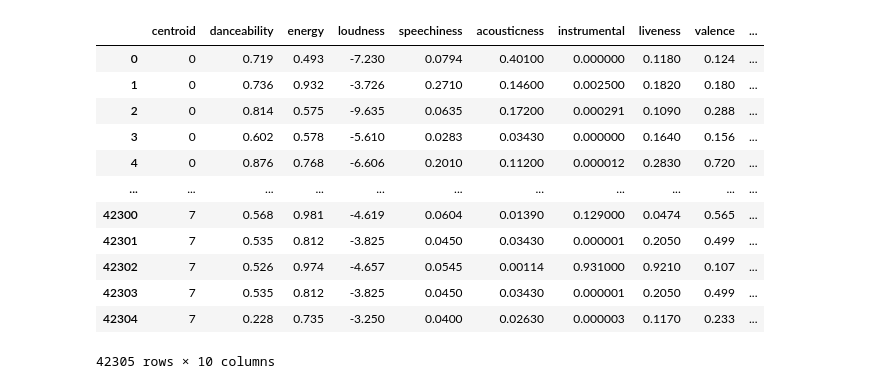
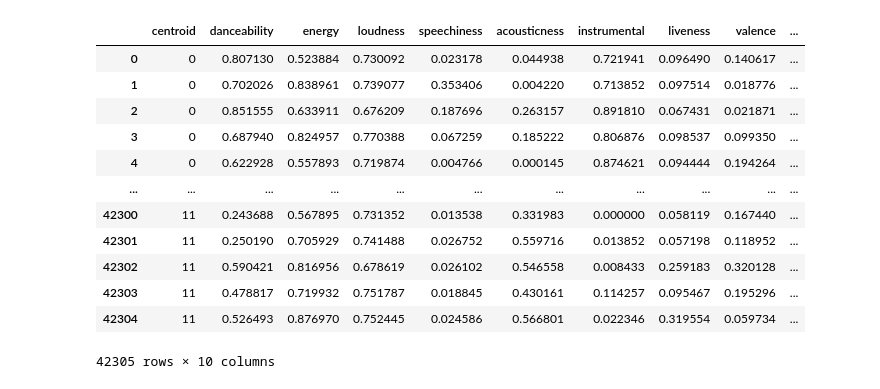
Before and after one commit to carter-bailey/cs5030-project, a Jupyter notebook: visualize.ipynb, the cells around one changed output. Saved outputs shown, nothing was run; the diff lists cells and outputs as text; code cells hidden in the pictures.

```diff
--- a/visualize.ipynb
+++ b/visualize.ipynb
@@ -4,17 +7,17 @@ import pandas as pd
 # %%
-csv = pd.read_csv("results.csv")
-csv
+serial_csv = pd.read_csv("serialResults.csv")
+serial_csv
 # %% [output]
 |  | centroid | danceability | energy | loudness | speechiness | acousticness | instrumental | liveness | valence | ... |
-| 0 | 0 | 0.719 | 0.493 | -7.230 | 0.0794 | 0.40100 | 0.000000 | 0.1180 | 0.124 | ... |
-| 1 | 0 | 0.736 | 0.932 | -3.726 | 0.2710 | 0.14600 | 0.002500 | 0.1820 | 0.180 | ... |
-| 2 | 0 | 0.814 | 0.575 | -9.635 | 0.0635 | 0.17200 | 0.000291 | 0.1090 | 0.288 | ... |
-| 3 | 0 | 0.602 | 0.578 | -5.610 | 0.0283 | 0.03430 | 0.000000 | 0.1640 | 0.156 | ... |
-| 4 | 0 | 0.876 | 0.768 | -6.606 | 0.2010 | 0.11200 | 0.000012 | 0.2830 | 0.720 | ... |
+| 0 | 0 | 0.807130 | 0.523884 | 0.730092 | 0.023178 | 0.044938 | 0.721941 | 0.096490 | 0.140617 | ... |
+| 1 | 0 | 0.702026 | 0.838961 | 0.739077 | 0.353406 | 0.004220 | 0.713852 | 0.097514 | 0.018776 | ... |
+| 2 | 0 | 0.851555 | 0.633911 | 0.676209 | 0.187696 | 0.263157 | 0.891810 | 0.067431 | 0.021871 | ... |
+| 3 | 0 | 0.687940 | 0.824957 | 0.770388 | 0.067259 | 0.185222 | 0.806876 | 0.098537 | 0.099350 | ... |
+| 4 | 0 | 0.622928 | 0.557893 | 0.719874 | 0.004766 | 0.000145 | 0.874621 | 0.094444 | 0.194264 | ... |
 | ... | ... | ... | ... | ... | ... | ... | ... | ... | ... | ... |
-| 42300 | 7 | 0.568 | 0.981 | -4.619 | 0.0604 | 0.01390 | 0.129000 | 0.0474 | 0.565 | ... |
-| 42301 | 7 | 0.535 | 0.812 | -3.825 | 0.0450 | 0.03430 | 0.000001 | 0.2050 | 0.499 | ... |
-| 42302 | 7 | 0.526 | 0.974 | -4.657 | 0.0545 | 0.00114 | 0.931000 | 0.9210 | 0.107 | ... |
-| 42303 | 7 | 0.535 | 0.812 | -3.825 | 0.0450 | 0.03430 | 0.000001 | 0.2050 | 0.499 | ... |
-| 42304 | 7 | 0.228 | 0.735 | -3.250 | 0.0400 | 0.02630 | 0.000003 | 0.1170 | 0.233 | ... |
+| 42300 | 11 | 0.243688 | 0.567895 | 0.731352 | 0.013538 | 0.331983 | 0.000000 | 0.058119 | 0.167440 | ... |
+| 42301 | 11 | 0.250190 | 0.705929 | 0.741488 | 0.026752 | 0.559716 | 0.013852 | 0.057198 | 0.118952 | ... |
+| 42302 | 11 | 0.590421 | 0.816956 | 0.678619 | 0.026102 | 0.546558 | 0.008433 | 0.259183 | 0.320128 | ... |
+| 42303 | 11 | 0.478817 | 0.719932 | 0.751787 | 0.018845 | 0.430161 | 0.114257 | 0.095467 | 0.195296 | ... |
+| 42304 | 11 | 0.526493 | 0.876970 | 0.752445 | 0.024586 | 0.566801 | 0.022346 | 0.319554 | 0.059734 | ... |
 42305 rows × 10 columns
```
Also changed, not shown: parts of 5 cells of this notebook.
